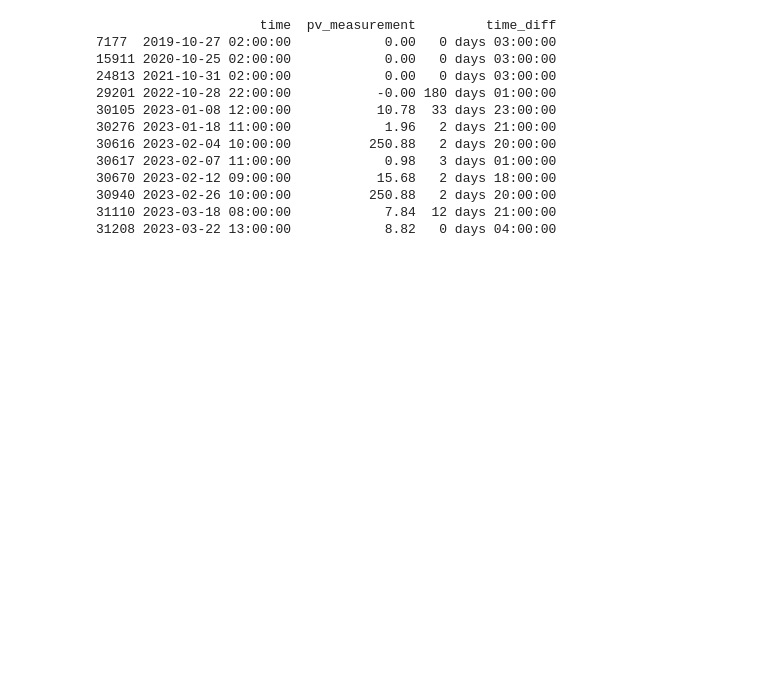
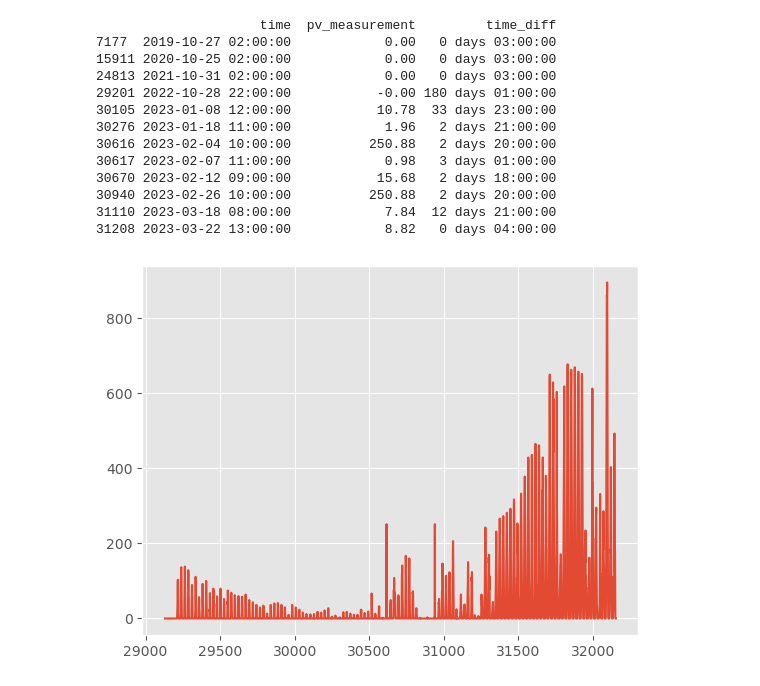
Before and after one commit to TDT4173-MPC/TDT4173-MPC, a Jupyter notebook: Petter/C/exploratory_C.ipynb, the cells around one changed output. Cells and saved outputs as stored; diff of their text form; code cells hidden in the pictures; blank space fills up the shorter version.

```diff
--- a/Petter/C/exploratory_C.ipynb
+++ b/Petter/C/exploratory_C.ipynb
@@ -255,0 +274,10 @@ print(gaps)
+# %%
+gap_start = '2022-04-28 22:00:00'
+gap_end = '2023-08-08 12:00:00'
+
+gap_data = train_targets[(train_targets['time'] >= gap_start) & (train_targets['time'] <= gap_end)]
+
+gap_data['pv_measurement'].plot()
+plt.show()
+# %% [output]
+[figure, added]
```
Also changed, not shown: parts of 2 cells of this notebook, 7 other files.
